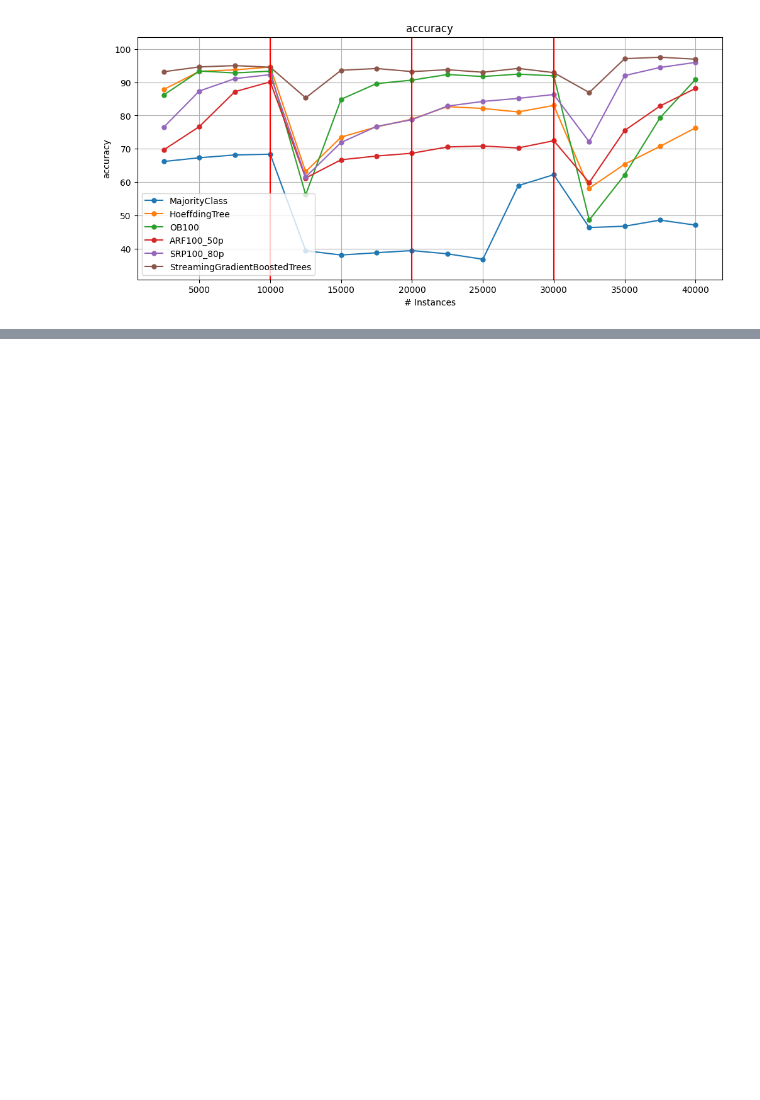
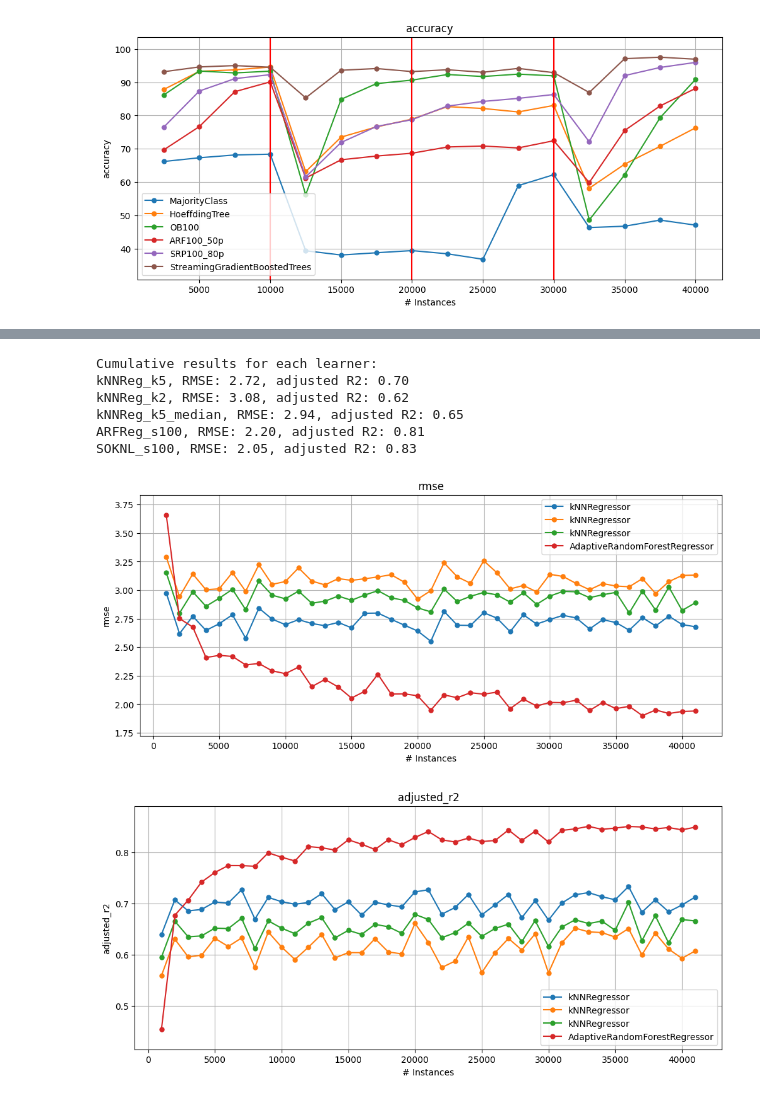
Before and after one commit to nuwangunasekara/ijcai2024, a Jupyter notebook: Notebooks/IJCAI_2024_supervised.ipynb, the cells around one changed output, grey strips where cells are left out. Saved outputs shown, nothing was run; the diff lists cells and outputs as text; code cells hidden in the pictures; blank space fills up the shorter version.

```diff
--- a/Notebooks/IJCAI_2024_ensembles.ipynb
+++ b/Notebooks/IJCAI_2024_supervised.ipynb
@@ -130,0 +166,35 @@ plot_windowed_results(nc_results, ht_results, ob100_results, arf100_50p_results,
+# %%
+from capymoa.evaluation import prequential_evaluation_multiple_learners
+
+# Define the learners + an alias (dictionary key)
+learners = {
+    'kNNReg_k5': KNNRegressor(schema=stream.get_schema(), k=5),
+    'kNNReg_k2': KNNRegressor(schema=stream.get_schema(), k=2),
+    'kNNReg_k5_median': KNNRegressor(schema=stream.get_schema(), CLI='-k 5 -m'),
+    'ARFReg_s100': AdaptiveRandomForestRegressor(schema=stream.get_schema()),
+    'SOKNL_s100': SOKNL(schema=stream.get_schema())
+}
+
+results = prequential_evaluation_multiple_learners(stream, learners)
+
+print('Cumulative results for each learner:')
+for learner_id in learners.keys():
+    if learner_id in results:
+        cumulative = results[learner_id]['cumulative']
+        print(f"{learner_id}, RMSE: {cumulative.rmse():.2f}, adjusted R2: {cumulative.adjusted_r2():.2f}")
+
+# Tip: invoking metrics_header() from an Evaluator will show us all the metrics available,
+plot_windowed_results(results['kNNReg_k5'], results['kNNReg_k2'], results['kNNReg_k5_median'],
+                      results['ARFReg_s100'], metric="rmse")
+
+plot_windowed_results(results['kNNReg_k5'], results['kNNReg_k2'], results['kNNReg_k5_median'],
+                      results['ARFReg_s100'], metric="adjusted_r2")
+# %% [output]
+Cumulative results for each learner:
+kNNReg_k5, RMSE: 2.72, adjusted R2: 0.70
+kNNReg_k2, RMSE: 3.08, adjusted R2: 0.62
+kNNReg_k5_median, RMSE: 2.94, adjusted R2: 0.65
+ARFReg_s100, RMSE: 2.20, adjusted R2: 0.81
+SOKNL_s100, RMSE: 2.05, adjusted R2: 0.83
+[figure, added]
+[figure, added]
```
Also changed, not shown: parts of 16 cells of this notebook.
